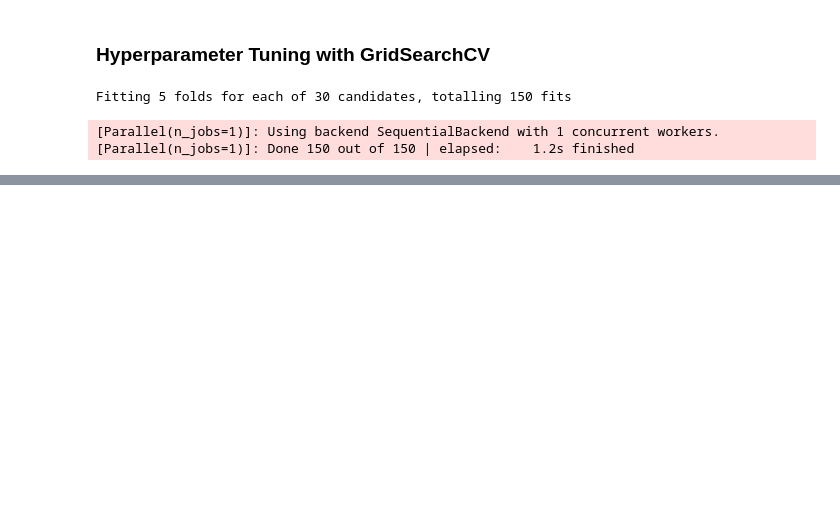
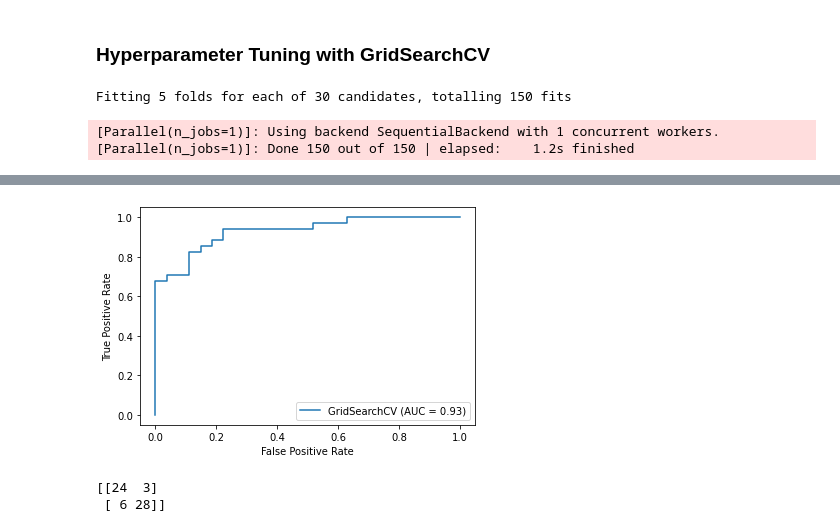
Before and after one commit to GKPSingh/M4D30, a Jupyter notebook: Learning Data Science .ipynb, the cells around one changed output, grey strips where cells are left out. Saved outputs shown, nothing was run; the diff lists cells and outputs as text; code cells hidden in the pictures; blank space fills up the shorter version.

```diff
--- a/Learning Data Science .ipynb
+++ b/Learning Data Science .ipynb
@@ -498,0 +536,13 @@ gs_log_reg.score(X_test, y_test)
+# %%
+# Import ROC curve function
+from sklearn.metrics import plot_roc_curve
+plot_roc_curve(gs_log_reg, X_test, y_test);
+# %% [output]
+[figure, added]
+# %%
+from sklearn.metrics import confusion_matrix, classification_report
+# Confusion Matrix
+print(confusion_matrix(y_test, y_preds))
+# %% [output]
+[[24  3]
+ [ 6 28]]
```
Also changed, not shown: parts of 32 cells of this notebook.
